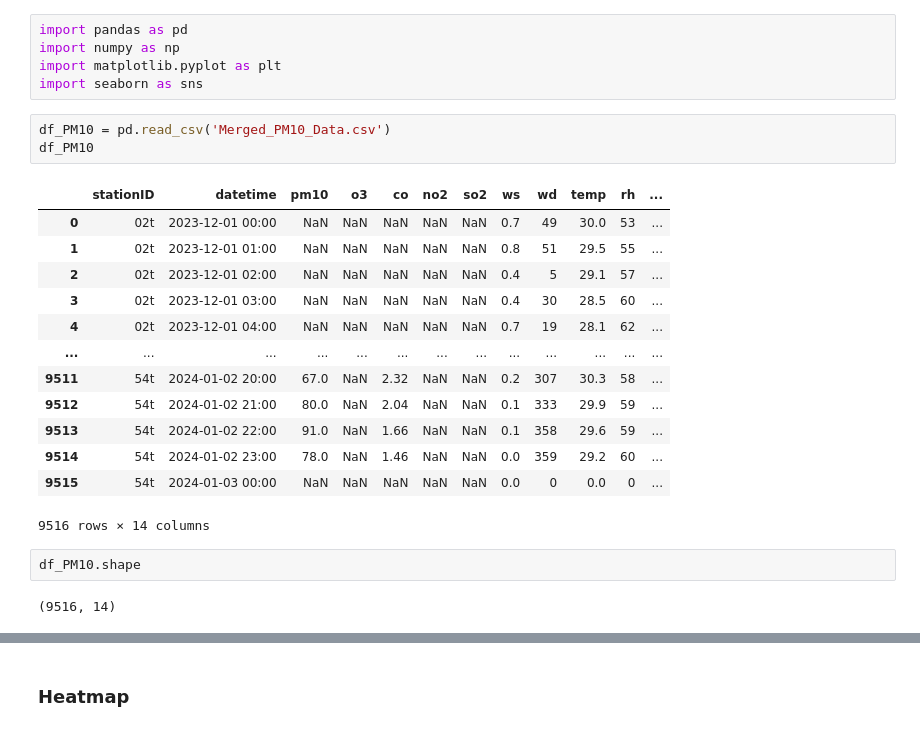
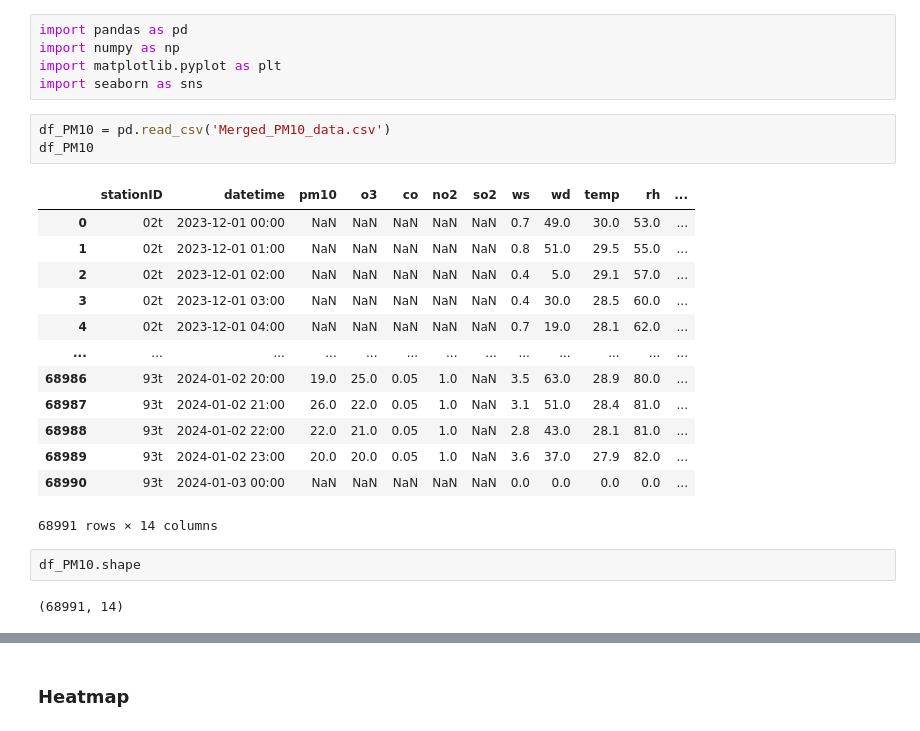
Before and after one commit to Sickachu01/Forecast-pm10-together-with-traffic-congestion-index-Use-Machine-learning, a Jupyter notebook: PreprocessingPM10.ipynb, the cells around one changed output, grey strips where cells are left out. Drawn from its saved outputs; the diff is of its cells as text.

```diff
--- a/PreprocessingPM10.ipynb
+++ b/PreprocessingPM10.ipynb
@@ -4,26 +4,26 @@ import numpy as np
 import matplotlib.pyplot as plt
 import seaborn as sns
 # %%
-df_PM10 = pd.read_csv('Merged_PM10_Data.csv')
+df_PM10 = pd.read_csv('Merged_PM10_data.csv')
 df_PM10
 # %% [output]
 |  | stationID | datetime | pm10 | o3 | co | no2 | so2 | ws | wd | temp | rh | ... |
-| 0 | 02t | 2023-12-01 00:00 | NaN | NaN | NaN | NaN | NaN | 0.7 | 49 | 30.0 | 53 | ... |
-| 1 | 02t | 2023-12-01 01:00 | NaN | NaN | NaN | NaN | NaN | 0.8 | 51 | 29.5 | 55 | ... |
-| 2 | 02t | 2023-12-01 02:00 | NaN | NaN | NaN | NaN | NaN | 0.4 | 5 | 29.1 | 57 | ... |
-| 3 | 02t | 2023-12-01 03:00 | NaN | NaN | NaN | NaN | NaN | 0.4 | 30 | 28.5 | 60 | ... |
-| 4 | 02t | 2023-12-01 04:00 | NaN | NaN | NaN | NaN | NaN | 0.7 | 19 | 28.1 | 62 | ... |
+| 0 | 02t | 2023-12-01 00:00 | NaN | NaN | NaN | NaN | NaN | 0.7 | 49.0 | 30.0 | 53.0 | ... |
+| 1 | 02t | 2023-12-01 01:00 | NaN | NaN | NaN | NaN | NaN | 0.8 | 51.0 | 29.5 | 55.0 | ... |
+| 2 | 02t | 2023-12-01 02:00 | NaN | NaN | NaN | NaN | NaN | 0.4 | 5.0 | 29.1 | 57.0 | ... |
+| 3 | 02t | 2023-12-01 03:00 | NaN | NaN | NaN | NaN | NaN | 0.4 | 30.0 | 28.5 | 60.0 | ... |
+| 4 | 02t | 2023-12-01 04:00 | NaN | NaN | NaN | NaN | NaN | 0.7 | 19.0 | 28.1 | 62.0 | ... |
 | ... | ... | ... | ... | ... | ... | ... | ... | ... | ... | ... | ... | ... |
-| 9511 | 54t | 2024-01-02 20:00 | 67.0 | NaN | 2.32 | NaN | NaN | 0.2 | 307 | 30.3 | 58 | ... |
-| 9512 | 54t | 2024-01-02 21:00 | 80.0 | NaN | 2.04 | NaN | NaN | 0.1 | 333 | 29.9 | 59 | ... |
-| 9513 | 54t | 2024-01-02 22:00 | 91.0 | NaN | 1.66 | NaN | NaN | 0.1 | 358 | 29.6 | 59 | ... |
-| 9514 | 54t | 2024-01-02 23:00 | 78.0 | NaN | 1.46 | NaN | NaN | 0.0 | 359 | 29.2 | 60 | ... |
-| 9515 | 54t | 2024-01-03 00:00 | NaN | NaN | NaN | NaN | NaN | 0.0 | 0 | 0.0 | 0 | ... |
+| 68986 | 93t | 2024-01-02 20:00 | 19.0 | 25.0 | 0.05 | 1.0 | NaN | 3.5 | 63.0 | 28.9 | 80.0 | ... |
+| 68987 | 93t | 2024-01-02 21:00 | 26.0 | 22.0 | 0.05 | 1.0 | NaN | 3.1 | 51.0 | 28.4 | 81.0 | ... |
+| 68988 | 93t | 2024-01-02 22:00 | 22.0 | 21.0 | 0.05 | 1.0 | NaN | 2.8 | 43.0 | 28.1 | 81.0 | ... |
+| 68989 | 93t | 2024-01-02 23:00 | 20.0 | 20.0 | 0.05 | 1.0 | NaN | 3.6 | 37.0 | 27.9 | 82.0 | ... |
+| 68990 | 93t | 2024-01-03 00:00 | NaN | NaN | NaN | NaN | NaN | 0.0 | 0.0 | 0.0 | 0.0 | ... |
-9516 rows × 14 columns
+68991 rows × 14 columns
 # %%
 df_PM10.shape
 # %% [output]
-(9516, 14)
+(68991, 14)
 # %%
 df_PM10.describe()
 # %% [output]
```
Also changed, not shown: parts of 27 cells of this notebook, 9 other files.
